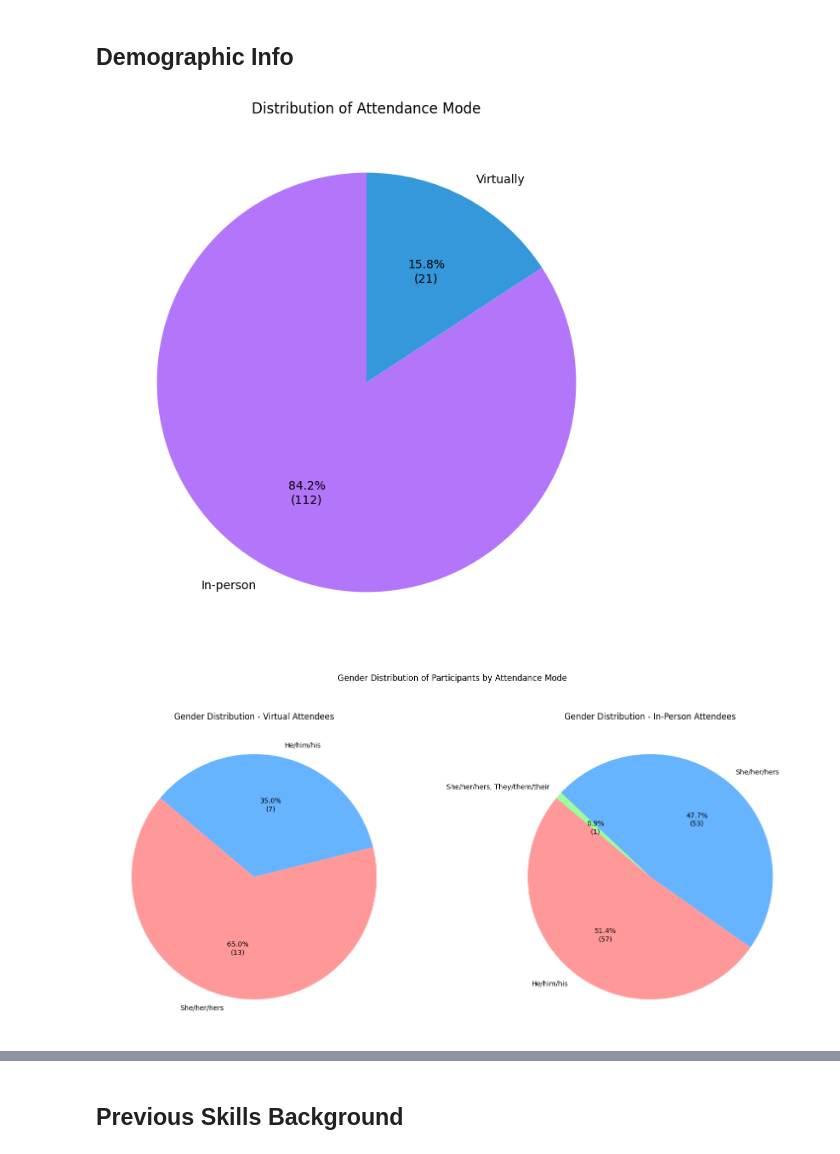
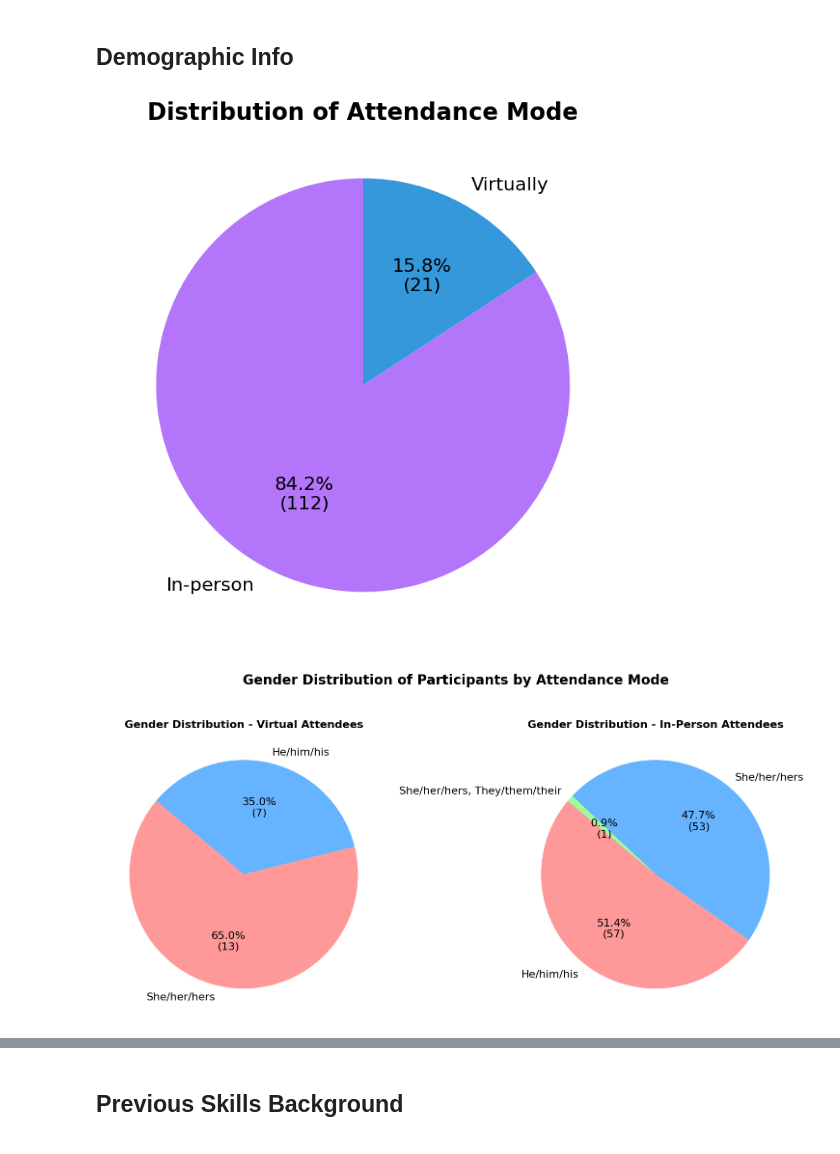
Before and after one commit to brainhack-vandy/data_analysis, a Jupyter notebook: data_analysis.ipynb, the cells around one changed output, grey strips where cells are left out. Cells and saved outputs as stored; diff of their text form; code cells hidden in the pictures.

```diff
--- a/data_analysis.ipynb
+++ b/data_analysis.ipynb
@@ -40,12 +40,13 @@ plt.pie(attendance_distribution.values,
         labels=attendance_distribution.index,
         colors=colors,
         autopct=autopct_format(attendance_distribution.values),
-        startangle=90)
+        startangle=90,
+        textprops={'fontsize': 16})
 
-plt.title('Distribution of Attendance Mode')
+plt.title('Distribution of Attendance Mode', fontsize=20, weight='bold')
 plt.show()
 # %% [output]
-[figure, old version]
+[figure, new version]
 # %%
 def distribution_count(column, mode_df):
     count = mode_df[column].value_counts()
@@ -59,36 +60,36 @@ def autopct_format(values):
     return my_format
 
 # Split data by attendance mode
 virtual_df = df[df['Will you be attending in-person or virtually?'] == 'Virtually']
 in_person_df = df[df['Will you be attending in-person or virtually?'] == 'In-person']
 
 # Get distributions for both modes
 virtual_distribution = distribution_count("Preferred pronouns", virtual_df)
 in_person_distribution = distribution_count("Preferred pronouns", in_person_df)
 
 # Drop 'Prefer not to say' from both distributions if present
 if 'Prefer not to say' in virtual_distribution.index:
     virtual_distribution.drop(labels=['Prefer not to say'], inplace=True)
 if 'Prefer not to say' in in_person_distribution.index:
     in_person_distribution.drop(labels=['Prefer not to say'], inplace=True)
 
 # Create subplots for the two pie charts
 fig, (ax1, ax2) = plt.subplots(1, 2, figsize=(15, 7))
 
 colors = ['#ff9999','#66b3ff','#99ff99']
 
 # Create the virtual attendees pie chart
 ax1.pie(virtual_distribution.values, labels=virtual_distribution.index,
-        colors=colors, autopct=autopct_format(virtual_distribution.values), startangle=140)
-ax1.set_title('Gender Distribution - Virtual Attendees')
+        colors=colors, autopct=autopct_format(virtual_distribution.values), startangle=140, textprops={'fontsize': 16})
+ax1.set_title('Gender Distribution - Virtual Attendees', fontsize=16, weight='bold')
 
 # Create the in-person attendees pie chart
 ax2.pie(in_person_distribution.values, labels=in_person_distribution.index,
-        colors=colors, autopct=autopct_format(in_person_distribution.values), startangle=140)
-ax2.set_title('Gender Distribution - In-Person Attendees')
+        colors=colors, autopct=autopct_format(in_person_distribution.values), startangle=140, textprops={'fontsize': 16})
+ax2.set_title('Gender Distribution - In-Person Attendees', fontsize=16, weight='bold')
 
-plt.suptitle('Gender Distribution of Participants by Attendance Mode', y=1.05)
+plt.suptitle('Gender Distribution of Participants by Attendance Mode', y=1.05, fontsize=20, weight='bold')
 plt.tight_layout()
 plt.show()
 # %% [output]
-[figure, old version]
+[figure, new version]
```
Also changed, not shown: parts of 4 cells of this notebook.
